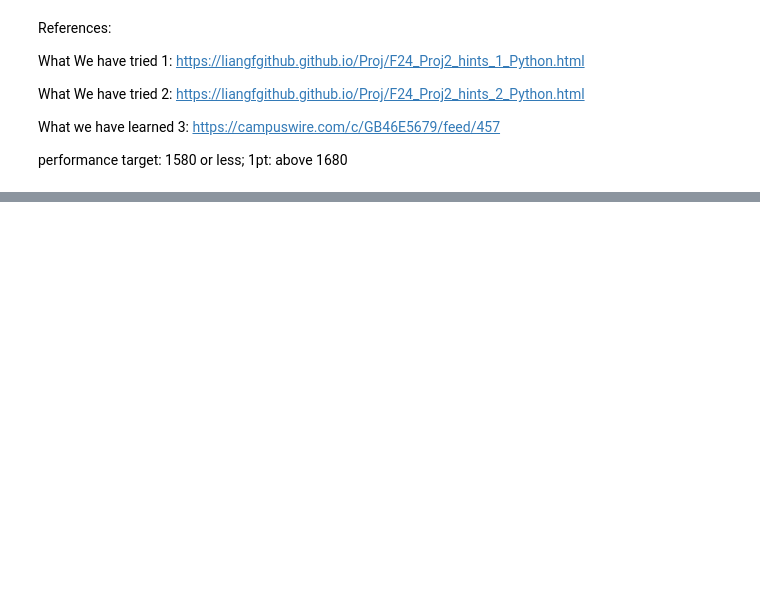
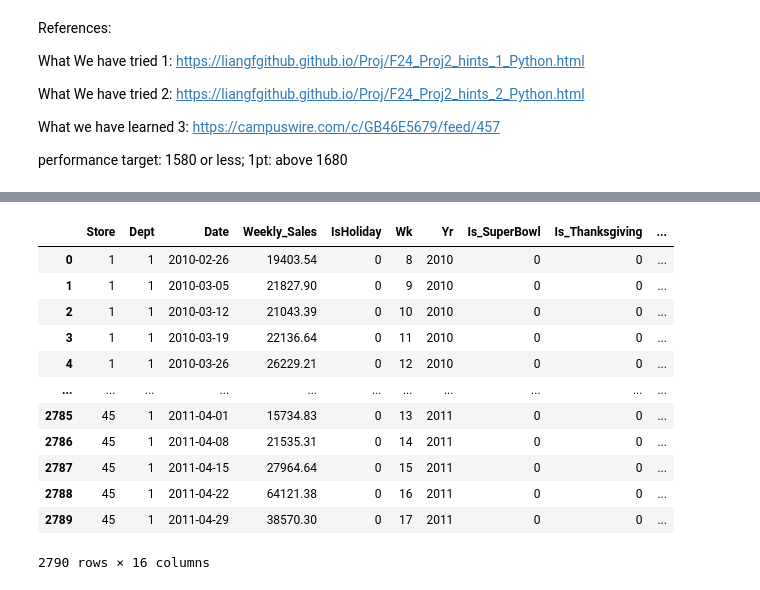
Before and after one commit to zelal-Eizaldeen/project2_Walmart_Price_Prediction, a Jupyter notebook: project2_version2.ipynb, the cells around one changed output, grey strips where cells are left out. Saved outputs shown, nothing was run; the diff lists cells and outputs as text; code cells hidden in the pictures; blank space fills up the shorter version.

```diff
--- a/project2_version2.ipynb
+++ b/project2_version2.ipynb
@@ -46,0 +294,16 @@ warnings.filterwarnings('ignore')
+# %%
+train_split
+# %% [output]
+|  | Store | Dept | Date | Weekly_Sales | IsHoliday | Wk | Yr | Is_SuperBowl | Is_Thanksgiving | ... |
+| 0 | 1 | 1 | 2010-02-26 | 19403.54 | 0 | 8 | 2010 | 0 | 0 | ... |
+| 1 | 1 | 1 | 2010-03-05 | 21827.90 | 0 | 9 | 2010 | 0 | 0 | ... |
+| 2 | 1 | 1 | 2010-03-12 | 21043.39 | 0 | 10 | 2010 | 0 | 0 | ... |
+| 3 | 1 | 1 | 2010-03-19 | 22136.64 | 0 | 11 | 2010 | 0 | 0 | ... |
+| 4 | 1 | 1 | 2010-03-26 | 26229.21 | 0 | 12 | 2010 | 0 | 0 | ... |
+| ... | ... | ... | ... | ... | ... | ... | ... | ... | ... | ... |
+| 2785 | 45 | 1 | 2011-04-01 | 15734.83 | 0 | 13 | 2011 | 0 | 0 | ... |
+| 2786 | 45 | 1 | 2011-04-08 | 21535.31 | 0 | 14 | 2011 | 0 | 0 | ... |
+| 2787 | 45 | 1 | 2011-04-15 | 27964.64 | 0 | 15 | 2011 | 0 | 0 | ... |
+| 2788 | 45 | 1 | 2011-04-22 | 64121.38 | 0 | 16 | 2011 | 0 | 0 | ... |
+| 2789 | 45 | 1 | 2011-04-29 | 38570.30 | 0 | 17 | 2011 | 0 | 0 | ... |
+2790 rows × 16 columns
```
Also changed, not shown: parts of 39 cells of this notebook.
